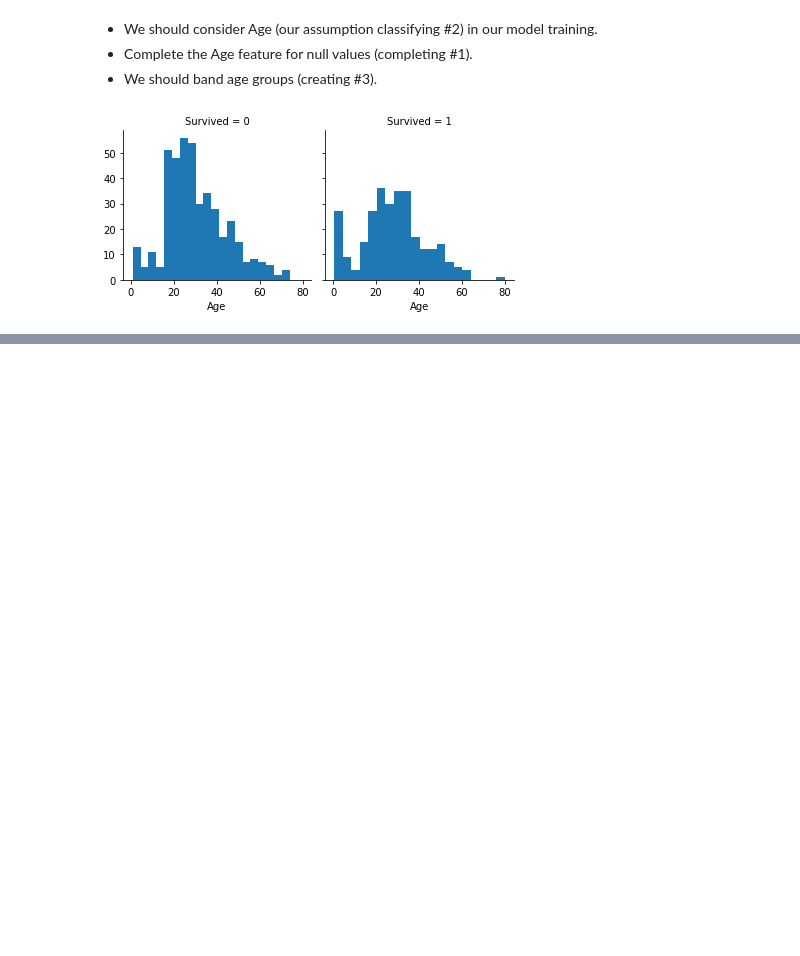
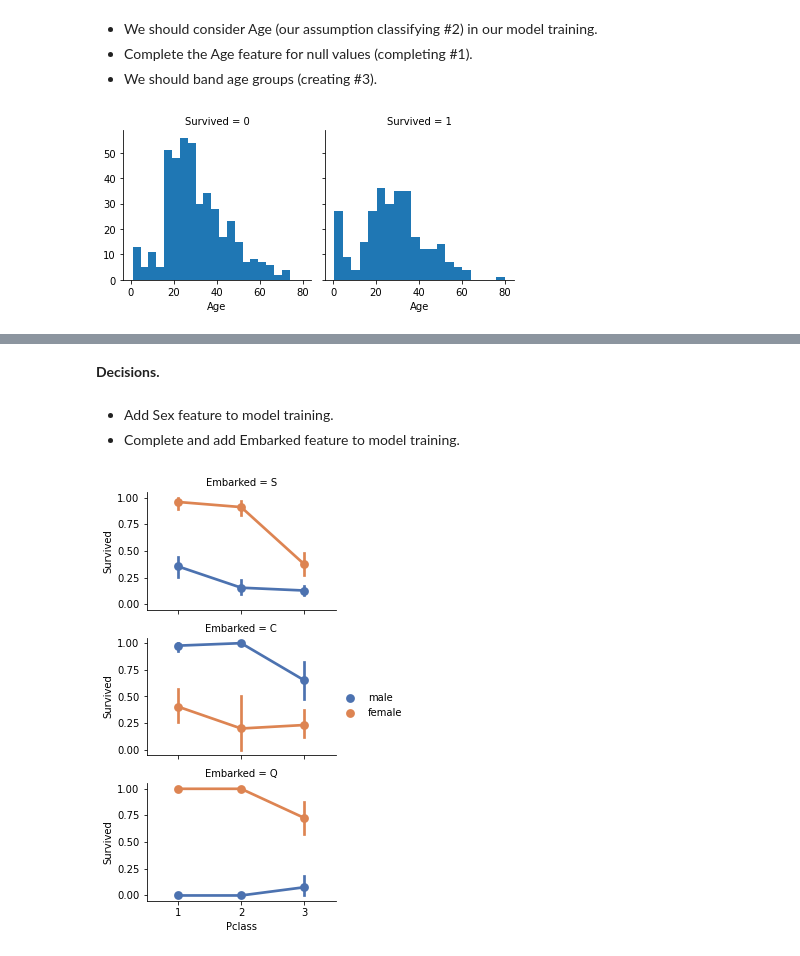
Before and after one commit to Sameta-cani/jwork, a Jupyter notebook: Titanic Data Science Solutions.ipynb, the cells around one changed output, grey strips where cells are left out. Cells and saved outputs as stored; diff of their text form; code cells hidden in the pictures; blank space fills up the shorter version.

```diff
--- a/Titanic Data Science Solutions.ipynb
+++ b/Titanic Data Science Solutions.ipynb
@@ -445,0 +488,13 @@ g.map(plt.hist, 'Age', bins=20);
+# %% [markdown]
+<b>Decisions.</b>
+# %% [markdown]
+<ul>
+    <li>Add Sex feature to model training.</li>
+    <li>Complete and add Embarked feature to model training.</li>
+</ul>
+# %%
+grid = sns.FacetGrid(train_df, row='Embarked', height=2.2, aspect=1.6)
+grid.map(sns.pointplot, 'Pclass', 'Survived', 'Sex', palette='deep')
+grid.add_legend();
+# %% [output]
+[figure, added]
```
Also changed, not shown: parts of 43 cells of this notebook.
